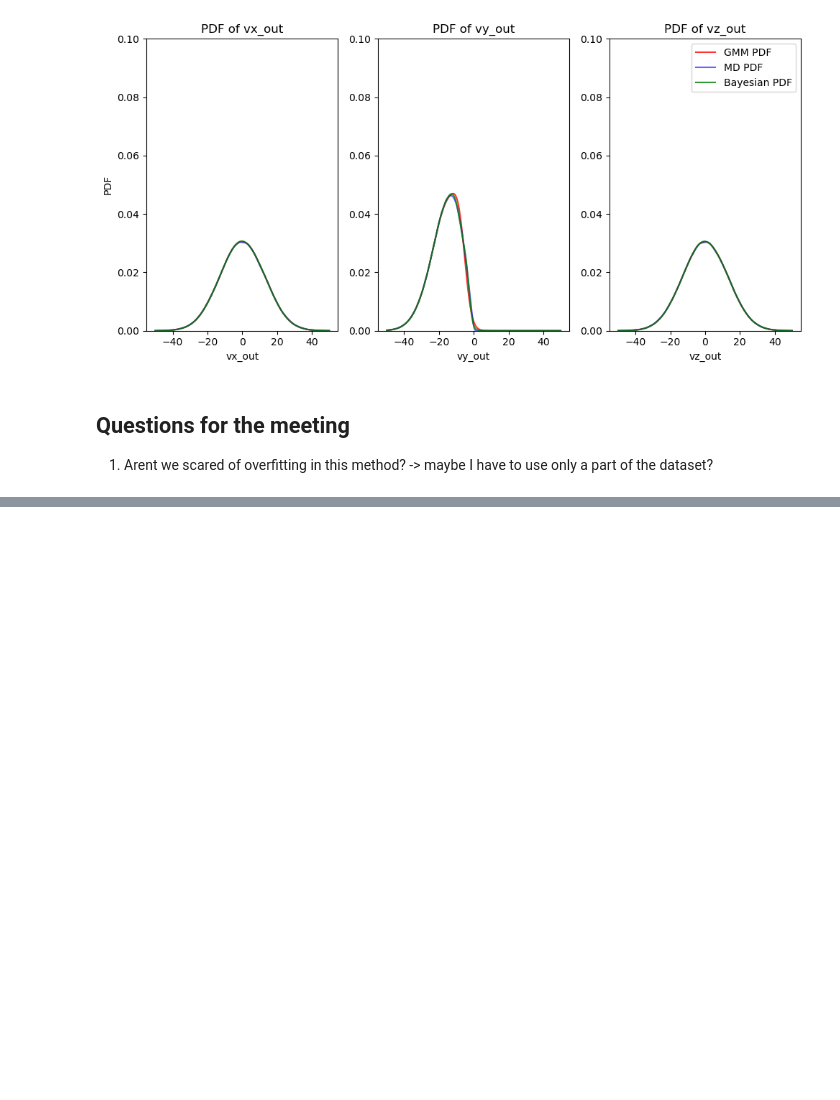
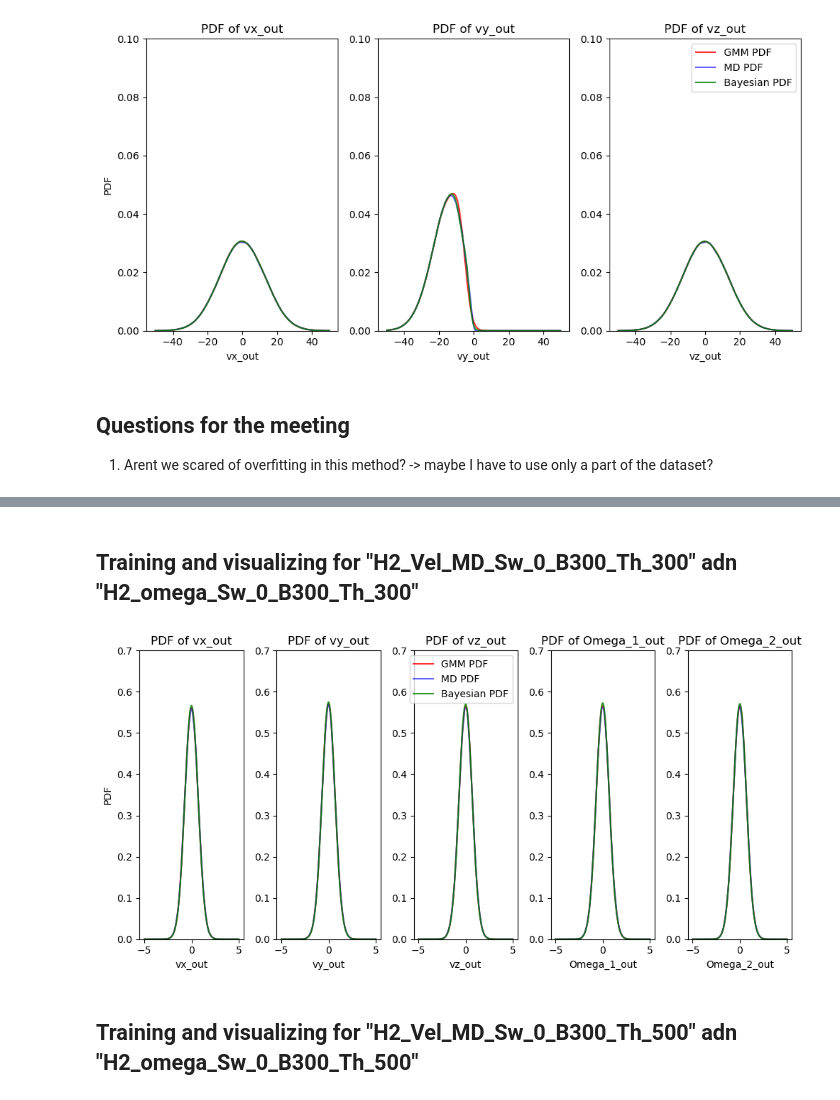
Before and after one commit to QuintenTijn/4AI000_Heat_and_flow, a Jupyter notebook: Materials_for_ML_assigment_2025/Bayesian_testing_notebook.ipynb, the cells around one changed output, grey strips where cells are left out. Cells and saved outputs as stored; diff of their text form; code cells hidden in the pictures; blank space fills up the shorter version.

Commit message:
finish code for B bayesian (not all models finished training yet)

```diff
--- a/Materials_for_ML_assigment_2025/Bayesian_testing_notebook.ipynb
+++ b/Materials_for_ML_assigment_2025/Bayesian_testing_notebook.ipynb
@@ -583,0 +735,9 @@ visualize_pdf(X_df_3, gmm_model_3, bayesian_model_3, title3, N_G_gmm, N_G_bayesi
+# %%
+er_type = 'MAE'
+
+system_6D = False
+system_10D = True # Assignment B uses 10D data since we now take rotational velocity data into account
+system_omega = True # Set to false, since we are not using angular velocity data in this assignment
+Liao_Transfer_Function = True
+
+kB,conv_v,conv_omega,av_num = 1.38064852e-23,1.0e2,1.0e12,6.022e23
@@ -583,0 +875,19 @@ visualize_pdf(X_df_3, gmm_model_3, bayesian_model_3, title3, N_G_gmm, N_G_bayesi
+# %% [markdown]
+## Training and visualizing for "H2_Vel_MD_Sw_0_B300_Th_300" adn "H2_omega_Sw_0_B300_Th_300"
+# %%
+# Train the gaussian mixture model and bayesian gaussian mixture model on the following data sets:
+
+title1_B = "H2_Sw_0_B300_Th_300 (not converted back from normalized to original units)"
+N_G_gmm = 600  # Number of components for GMM
+N_G_bayesian = 400  # Number of components for Bayesian GMM
+gmm_model_1_B = initialize_gmm(X_df_1_B, N_G_gmm)
+bayesian_model_1_B = initialize_bayesian_gmm(X_df_1_B, N_G_bayesian)
+# %%
+# Seperate the visualization and training part
+visualize_pdf_12D(X_df_1_B, gmm_model_1_B, bayesian_model_1_B, title1_B, N_G_gmm, N_G_bayesian)
+
+# TODO: also add a function for visualizing all the scatters
+# %% [output]
+[figure, added]
+# %% [markdown]
+## Training and visualizing for "H2_Vel_MD_Sw_0_B300_Th_500" adn "H2_omega_Sw_0_B300_Th_500"
```
Also changed, not shown: parts of 7 cells of this notebook, 7 other files.
